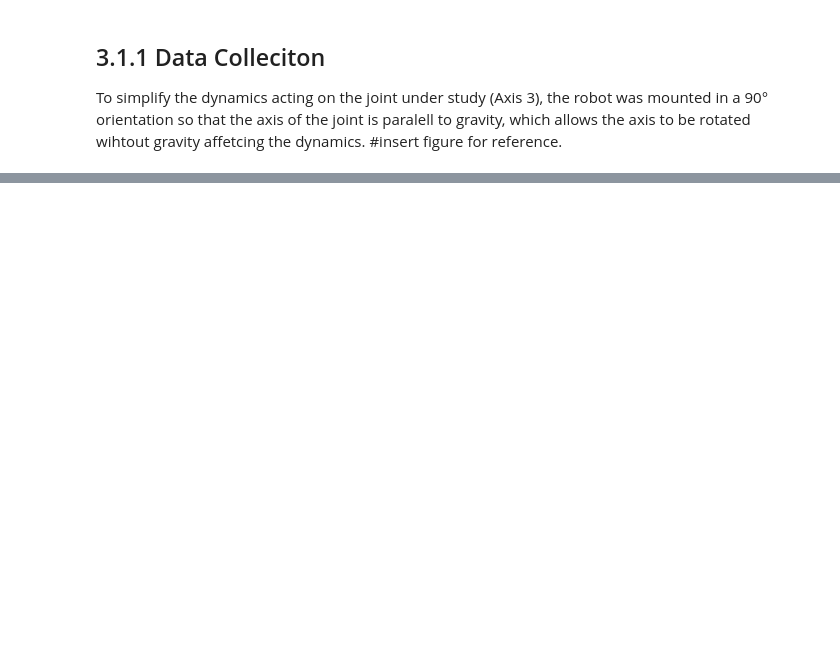
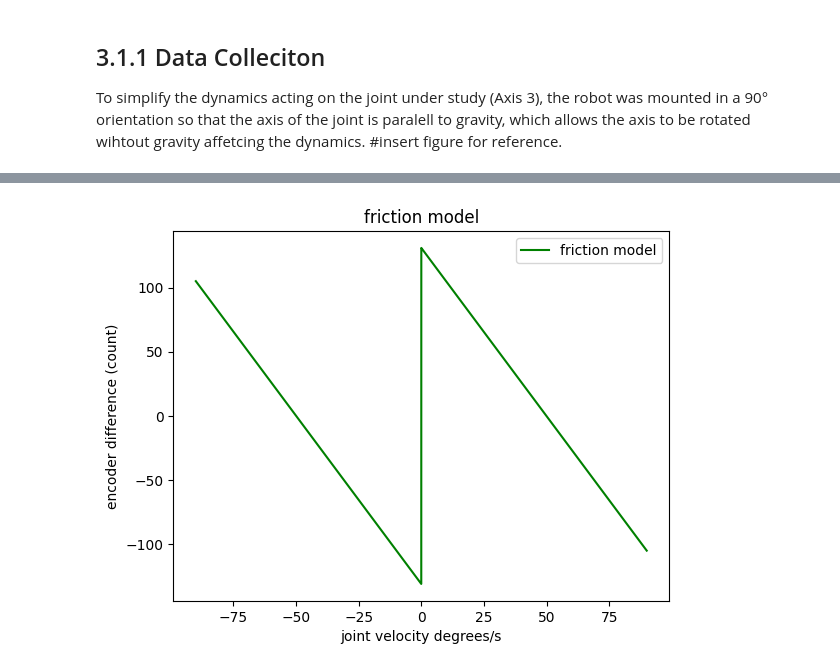
Before and after one commit to allwinlucious/MasterThesis, a Jupyter notebook: 3.1_Analytical_Method.ipynb, the cells around one changed output, grey strips where cells are left out. Cells and saved outputs as stored; diff of their text form; code cells hidden in the pictures; blank space fills up the shorter version.

```diff
--- a/3.1_Analytical_Method.ipynb
+++ b/3.1_Analytical_Method.ipynb
@@ -98,25 +108,27 @@ for key in data:
     data[key]["residual_error2"] = data[key].residual_error - data[key].dynamic_compensation
 # %%
 #append all dataframes
-dfs = data["sample"].iloc[:0,:].copy()
+dfs = data[sample].iloc[:0,:].copy()
 for key in data:
     dfs=pd.concat([dfs,data[key]])
 
 #model friction
 parameters,_ = curve_fit(friction_model,dfs.joint_velocity_3*radian_to_deg,dfs.residual_error2)
 #save variables to file
 np.save("friction_coeff.npy",parameters)
 
 y = np.arange (-90, 90, 0.01)
 x = friction_model(y,parameters[0],parameters[1],parameters[2],parameters[3],parameters[4],parameters[5])
 plt.plot(y,x,'g',label='friction model')
 plt.legend()
 plt.xlabel("joint velocity degrees/s")
 plt.ylabel("encoder difference (count)")
 plt.title("friction model")
 plt.legend()
 plt.show()
 plt.close()
+# %% [output]
+[figure, added]
 # %%
 
 
```
Also changed, not shown: parts of 10 cells of this notebook.
